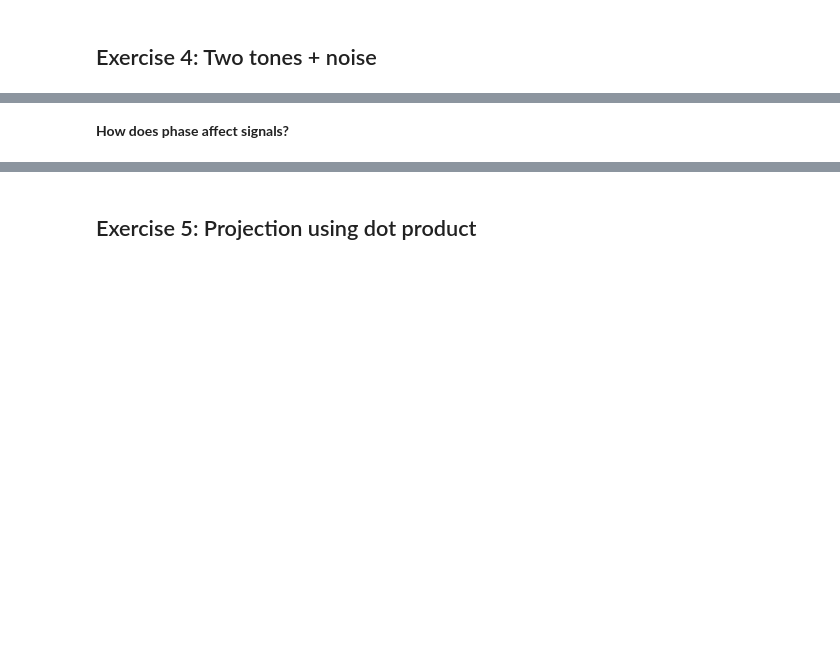
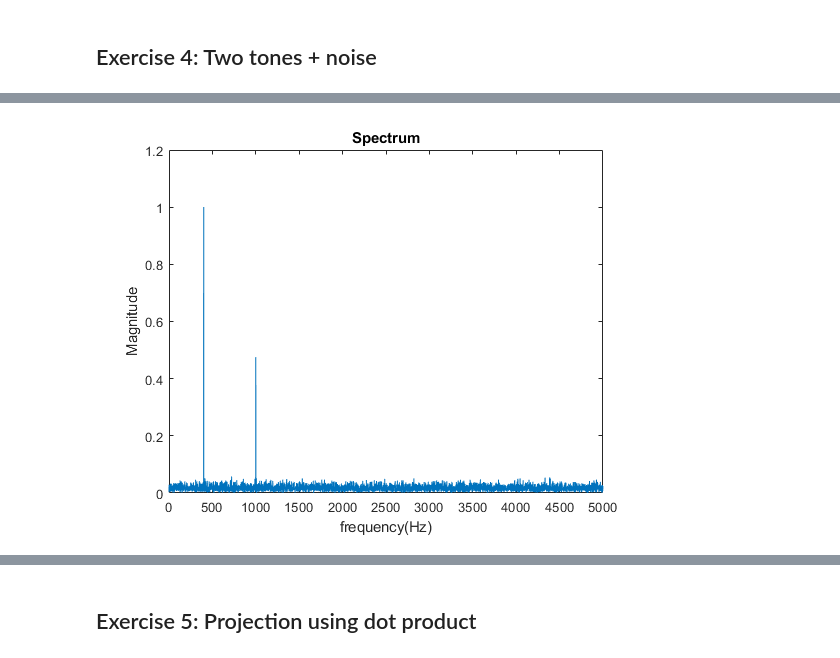
Before and after one commit to SamSSLF/LogBook-Electronics2, a Jupyter notebook: Lab_1/Lab 1 Intro to Signal Processing with MATLAB.ipynb, the cells around one changed output, grey strips where cells are left out. Saved outputs shown, nothing was run; the diff lists cells and outputs as text; code cells hidden in the pictures; blank space fills up the shorter version.

```diff
--- a/Lab_1/Lab 1 Intro to Signal Processing with MATLAB.ipynb
+++ b/Lab_1/Lab 1 Intro to Signal Processing with MATLAB.ipynb
@@ -93,2 +99,4 @@ combine_signals(two_tone, noise_signal);
-# %% [markdown]
-**How does phase affect signals?**
+# %%
+plot_spec(two_tone+noise_signal,10000)
+# %% [output]
+[figure, added]
```
Also changed, not shown: parts of 9 cells of this notebook, 12 other files.
